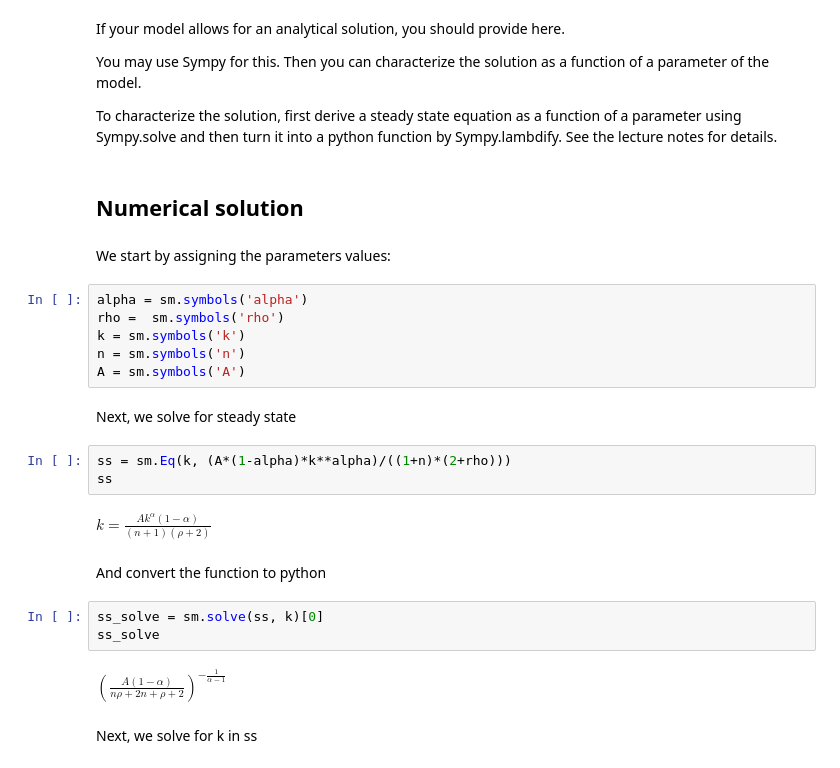
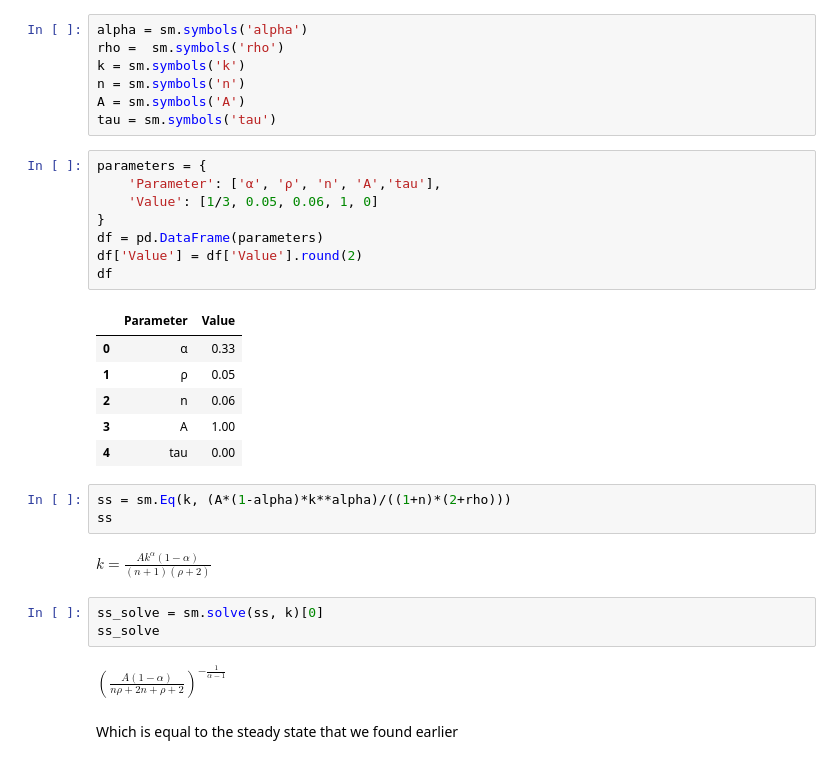
Before and after one commit to NumEconCopenhagen/projects-2024-emil-celine-og-julie, a Jupyter notebook: modelproject/modelproject.ipynb, the cells around one changed output. Cells and saved outputs as stored; diff of their text form.

```diff
--- a/modelproject/modelproject.ipynb
+++ b/modelproject/modelproject.ipynb
@@ -140,34 +143,36 @@ k^* = \left[\frac{A(1-\alpha)}{(1+n)(2+\rho)}\right]^\frac{1}{1-\alpha}
-# %% [markdown]
-If your model allows for an analytical solution, you should provide here.
-
-You may use Sympy for this. Then you can characterize the solution as a function of a parameter of the model.
-
-To characterize the solution, first derive a steady state equation as a function of a parameter using Sympy.solve and then turn it into a python function by Sympy.lambdify. See the lecture notes for details.
-# %% [markdown]
-## Numerical solution
-# %% [markdown]
-We start by assigning the parameters values:
 # %%
 alpha = sm.symbols('alpha')
 rho =  sm.symbols('rho')
 k = sm.symbols('k')
 n = sm.symbols('n')
 A = sm.symbols('A')
+tau = sm.symbols('tau')
-# %% [markdown]
-Next, we solve for steady state
+# %%
+parameters = {
+    'Parameter': ['α', 'ρ', 'n', 'A','tau'],
+    'Value': [1/3, 0.05, 0.06, 1, 0]
+}
+df = pd.DataFrame(parameters)
+df['Value'] = df['Value'].round(2)
+df
+# %% [output]
+|  | Parameter | Value |
+| 0 | α | 0.33 |
+| 1 | ρ | 0.05 |
+| 2 | n | 0.06 |
+| 3 | A | 1.00 |
+| 4 | tau | 0.00 |
 # %%
 ss = sm.Eq(k, (A*(1-alpha)*k**alpha)/((1+n)*(2+rho)))
 ss
 # %% [output]
 $\displaystyle k = \frac{A k^{\alpha} \left(1 - \alpha\right)}{\left(n + 1\right) \left(\rho + 2\right)}$
-# %% [markdown]
-And convert the function to python
 # %%
 ss_solve = sm.solve(ss, k)[0]
 ss_solve
 # %% [output]
 $\displaystyle \left(\frac{A \left(1 - \alpha\right)}{n \rho + 2 n + \rho + 2}\right)^{- \frac{1}{\alpha - 1}}$
-# %% [markdown]
-Next, we solve for k in ss
+# %% [markdown]
+Which is equal to the steady state that we found earlier
 # %%
 k_solve = sm.lambdify((alpha,rho,n,A),ss_solve)
```
Also changed, not shown: parts of 43 cells of this notebook, 1 other file.
